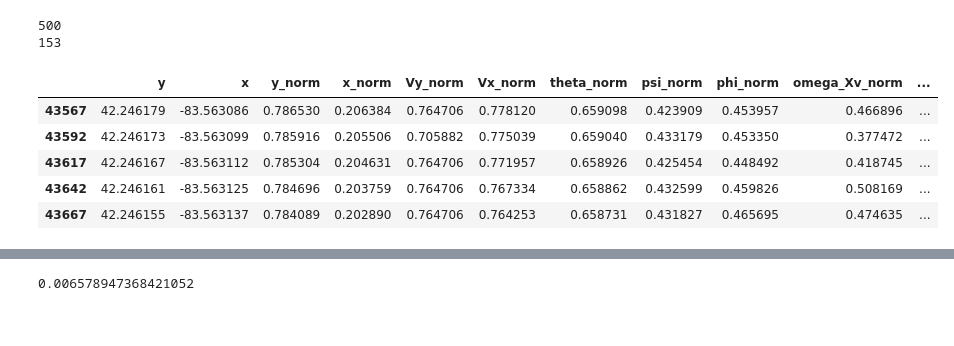
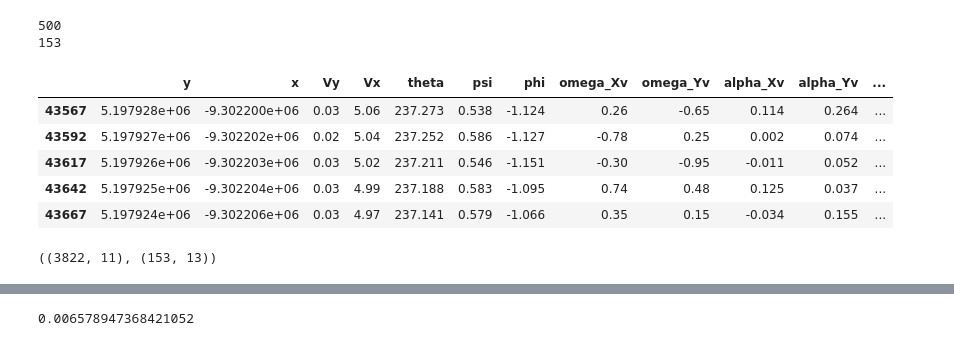
Before and after one commit to jarviskroos7/PATH_vehicle_localization, a Jupyter notebook: code/kf_baseline.ipynb, the cells around one changed output, grey strips where cells are left out. Drawn from its saved outputs; the diff is of its cells as text; code cells hidden in the pictures.

```diff
--- a/code/kf_baseline.ipynb
+++ b/code/kf_baseline.ipynb
@@ -18,30 +20,34 @@ from geopy.distance import great_circle
 # %%
 # data loading
 
 # NOISE
-with gzip.open('../data/segment_with_noise_v2/ll_seg_500_noise_v2.pkl.gzip', 'rb') as f:
+with gzip.open('../data/segment_with_noise_v3/ll_seg_500_noise_v3.pkl.gzip', 'rb') as f:
     ll_seg_noise = pickle.load(f)
-with gzip.open('../data/segment_with_noise_v2/rl_seg_500_noise_v2.pkl.gzip', 'rb') as f:
+with gzip.open('../data/segment_with_noise_v3/rl_seg_500_noise_v3.pkl.gzip', 'rb') as f:
     rl_seg_noise = pickle.load(f)
 
 # GROUND TRUTH
-with gzip.open('../data/segment_groud_truth/rl_seg_gt_500.pkl.gzip', 'rb') as f:
+with gzip.open('../data/segment_groud_truth_v2/rl_seg_gt_500_v2.pkl.gzip', 'rb') as f:
     ll_seg_gps_gt = pickle.load(f)
-with gzip.open('../data/segment_groud_truth/ll_seg_gt_500.pkl.gzip', 'rb') as f:
+with gzip.open('../data/segment_groud_truth_v2/ll_seg_gt_500_v2.pkl.gzip', 'rb') as f:
     rl_seg_gps_gt = pickle.load(f)
 
 print(len(ll_seg_noise))
 print(ll_seg_noise[0].shape[0])
 ll_seg_noise[0].head()
 # %% [output]
 500
 153
-|  | y | x | y_norm | x_norm | Vy_norm | Vx_norm | theta_norm | psi_norm | phi_norm | omega_Xv_norm | ... |
-| 43567 | 42.246179 | -83.563086 | 0.786530 | 0.206384 | 0.764706 | 0.778120 | 0.659098 | 0.423909 | 0.453957 | 0.466896 | ... |
-| 43592 | 42.246173 | -83.563099 | 0.785916 | 0.205506 | 0.705882 | 0.775039 | 0.659040 | 0.433179 | 0.453350 | 0.377472 | ... |
-| 43617 | 42.246167 | -83.563112 | 0.785304 | 0.204631 | 0.764706 | 0.771957 | 0.658926 | 0.425454 | 0.448492 | 0.418745 | ... |
-| 43642 | 42.246161 | -83.563125 | 0.784696 | 0.203759 | 0.764706 | 0.767334 | 0.658862 | 0.432599 | 0.459826 | 0.508169 | ... |
-| 43667 | 42.246155 | -83.563137 | 0.784089 | 0.202890 | 0.764706 | 0.764253 | 0.658731 | 0.431827 | 0.465695 | 0.474635 | ... |
+|  | y | x | Vy | Vx | theta | psi | phi | omega_Xv | omega_Yv | alpha_Xv | alpha_Yv | ... |
+| 43567 | 5.197928e+06 | -9.302200e+06 | 0.03 | 5.06 | 237.273 | 0.538 | -1.124 | 0.26 | -0.65 | 0.114 | 0.264 | ... |
+| 43592 | 5.197927e+06 | -9.302202e+06 | 0.02 | 5.04 | 237.252 | 0.586 | -1.127 | -0.78 | 0.25 | 0.002 | 0.074 | ... |
+| 43617 | 5.197926e+06 | -9.302203e+06 | 0.03 | 5.02 | 237.211 | 0.546 | -1.151 | -0.30 | -0.95 | -0.011 | 0.052 | ... |
+| 43642 | 5.197925e+06 | -9.302204e+06 | 0.03 | 4.99 | 237.188 | 0.583 | -1.095 | 0.74 | 0.48 | 0.125 | 0.037 | ... |
+| 43667 | 5.197924e+06 | -9.302206e+06 | 0.03 | 4.97 | 237.141 | 0.579 | -1.066 | 0.35 | 0.15 | -0.034 | 0.155 | ... |
+# %%
+rl_seg_gps_gt[0].shape, rl_seg_noise[0].shape
+# %% [output]
+((3822, 11), (153, 13))
 # %%
 # example segment
 exp_rl_seg_noise = ll_seg_noise[91]
```
Also changed, not shown: parts of 39 cells of this notebook, 16 other files.
